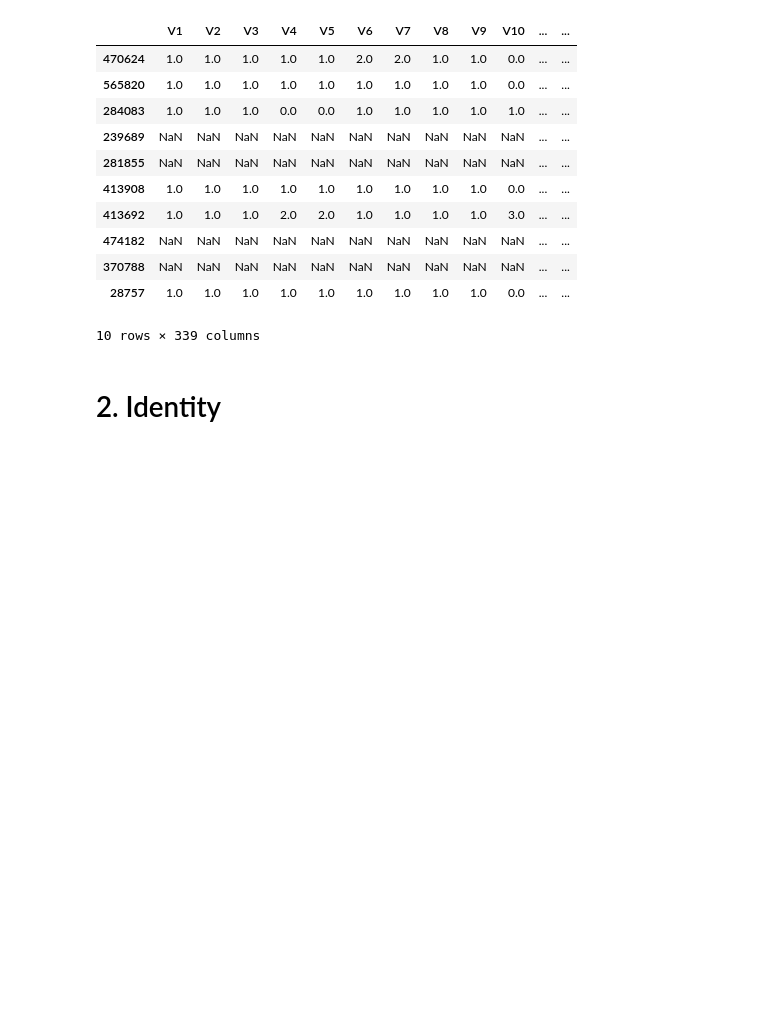
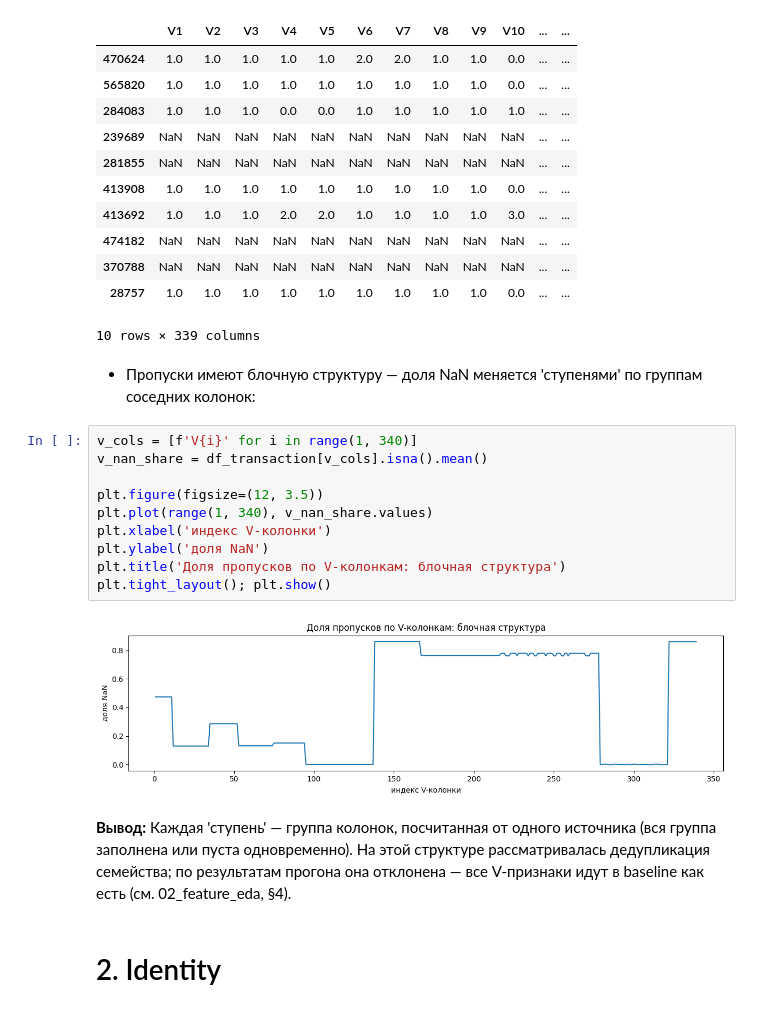
Before and after one commit to novosilcev-egor/ml-fraud-bloom-features, a Jupyter notebook: notebooks/01_eda.ipynb, the cells around one changed output. Drawn from its saved outputs; the diff is of its cells as text; blank space fills up the shorter version.

```diff
--- a/notebooks/01_eda.ipynb
+++ b/notebooks/01_eda.ipynb
@@ -834,6 +989,22 @@ df_transaction[[f'V{i}' for i in range(1, 340)]].sample(10, random_state=42)
 | 370788 | NaN | NaN | NaN | NaN | NaN | NaN | NaN | NaN | NaN | NaN | ... | ... |
 | 28757 | 1.0 | 1.0 | 1.0 | 1.0 | 1.0 | 1.0 | 1.0 | 1.0 | 1.0 | 0.0 | ... | ... |
 10 rows × 339 columns
+# %% [markdown]
+* Пропуски имеют блочную структуру — доля NaN меняется 'ступенями' по группам соседних колонок:
+# %%
+v_cols = [f'V{i}' for i in range(1, 340)]
+v_nan_share = df_transaction[v_cols].isna().mean()
+
+plt.figure(figsize=(12, 3.5))
+plt.plot(range(1, 340), v_nan_share.values)
+plt.xlabel('индекс V-колонки')
+plt.ylabel('доля NaN')
+plt.title('Доля пропусков по V-колонкам: блочная структура')
+plt.tight_layout(); plt.show()
+# %% [output]
+[figure, added]
+# %% [markdown]
+**Вывод:** Каждая 'ступень' — группа колонок, посчитанная от одного источника (вся группа заполнена или пуста одновременно). На этой структуре рассматривалась дедупликация семейства; по результатам прогона она отклонена — все V-признаки идут в baseline как есть (см. 02_feature_eda, §4).
 # %% [markdown]
 # 2. Identity
 # %%
```
Also changed, not shown: parts of 66 cells of this notebook, 1 other file.
